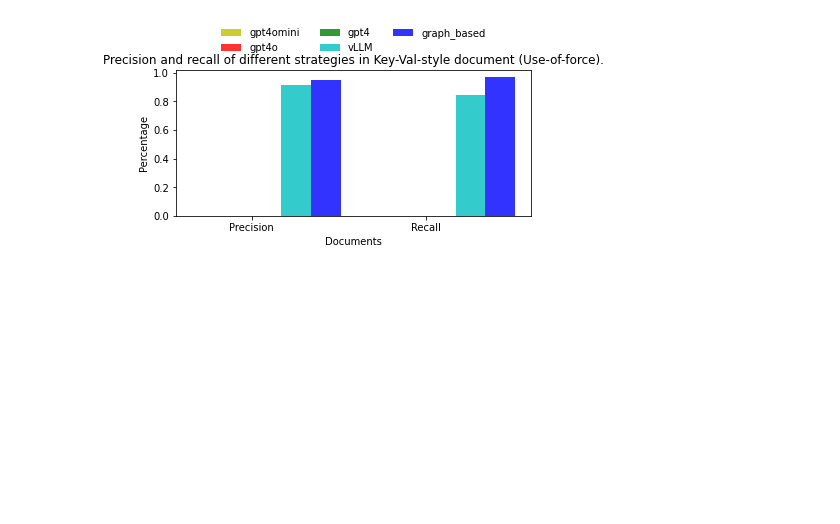
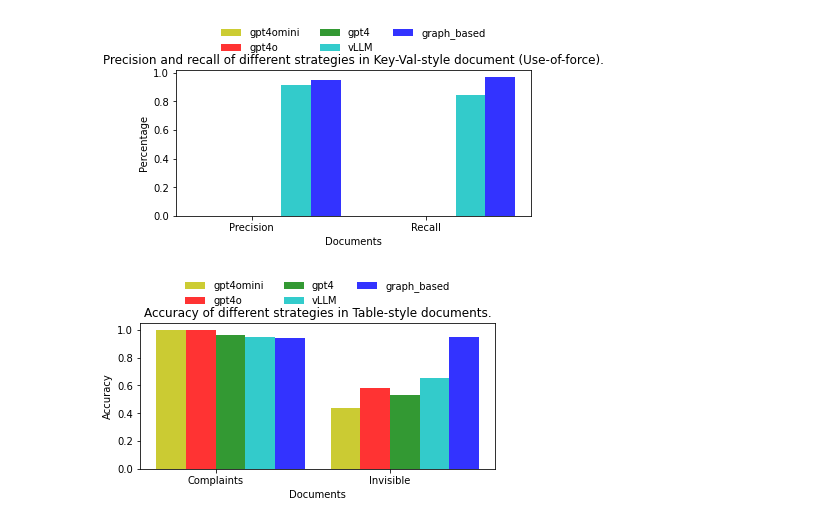
Before and after one commit to ucbepic/TWIX, a Jupyter notebook: src/plot.ipynb, the cells around one changed output. Cells and saved outputs as stored; diff of their text form; code cells hidden in the pictures; blank space fills up the shorter version.

```diff
--- a/src/plot.ipynb
+++ b/src/plot.ipynb
@@ -257,3 +257,59 @@ plt.tight_layout(pad=2.0)
 plt.savefig('/Users/yiminglin/Documents/Codebase/Pdf_reverse/plots/KV_result.pdf')
 # %% [output]
 [figure]
+# %%
+#plot accuracy for mix-pattern doc
+
+import numpy as np
+import matplotlib.pyplot as plt
+
+# Data lists
+# a list corresponds to precision for one method in 3 docs
+gpt4omini = [1,0.44]
+gpt4o = [1,0.58]
+gpt4 = [0.96, 0.53]
+vLLM = [0.95,0.65]
+graph_based = [0.94,0.95]
+
+# Labels for each group
+labels = ['Complaints', 'Invisible']
+
+# Number of groups
+num_groups = len(labels)
+
+# Create figure and axes
+fig, ax = plt.subplots()
+
+# Index for each label/group on x-axis
+index = np.arange(num_groups)
+
+# Bar width
+bar_width = 0.17
+
+# Opacity
+opacity = 0.8
+
+# Bar plots
+bar1 = plt.bar(index, gpt4omini, bar_width, alpha=opacity, color='y', label='gpt4omini')
+bar2 = plt.bar(index + bar_width, gpt4o, bar_width, alpha=opacity, color='r', label='gpt4o')
+bar3 = plt.bar(index + 2 * bar_width, gpt4, bar_width, alpha=opacity, color='g', label='gpt4')
+bar4 = plt.bar(index + 3 * bar_width, vLLM, bar_width, alpha=opacity, color='c', label='vLLM')
+bar5 = plt.bar(index + 4 * bar_width, graph_based, bar_width, alpha=opacity, color='b', label='graph_based')
+
+# Labeling
+plt.xlabel('Documents')
+plt.ylabel('Accuracy')
+plt.title('Accuracy of different strategies in Table-style documents.')
+#plt.xticks(index + bar_width, labels)
+plt.xticks(index + 1.5 * bar_width, labels)
+
+# Modify the legend to be horizontal and outside the plot area
+plt.legend(ncol=3, loc='upper center', bbox_to_anchor=(0.5, 1.35), frameon=False)
+
+# Adjust layout, increasing padding
+plt.tight_layout(pad=2.0)
+#plt.show()
+
+plt.savefig('/Users/yiminglin/Documents/Codebase/Pdf_reverse/plots/table_accuracy.pdf')
+# %% [output]
+[figure, added]
```
Also changed, not shown: 4 other files.
